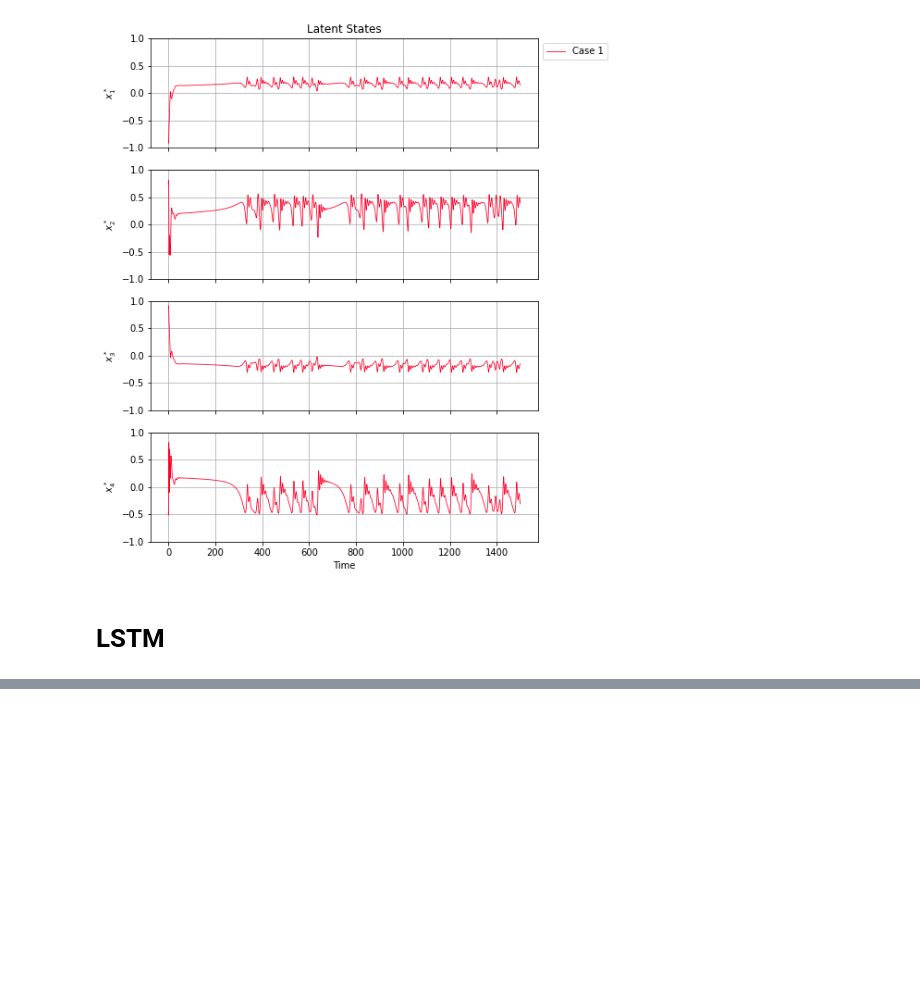
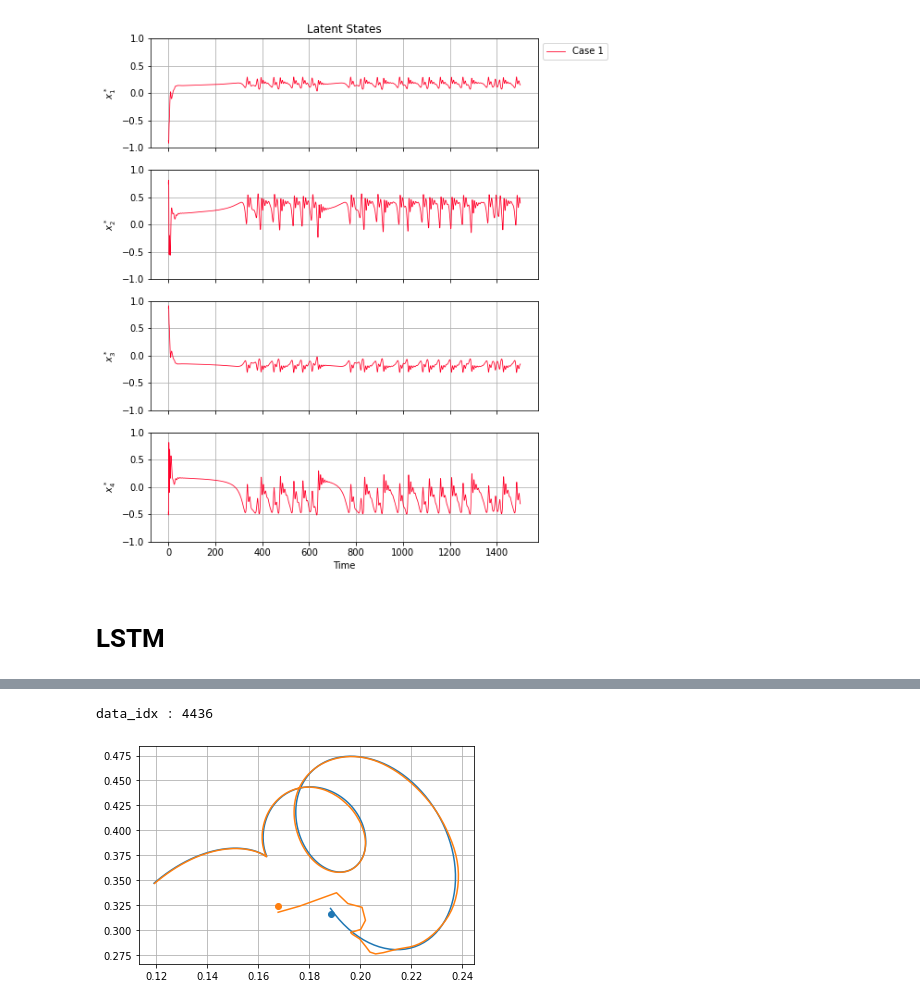
Before and after one commit to thisisrohan/MLROM, a Jupyter notebook: CDV/trainingRNN-warmupAndDecayLR-loadFinal.ipynb, the cells around one changed output, grey strips where cells are left out. Cells and saved outputs as stored; diff of their text form; code cells hidden in the pictures; blank space fills up the shorter version.

```diff
--- a/CDV/trainingRNN-warmupAndDecayLR-loadFinal.ipynb
+++ b/CDV/trainingRNN-warmupAndDecayLR-loadFinal.ipynb
@@ -596,17 +600,23 @@ plt.show()
 # %%
 data_idx = np.arange(testing_data_rnn_output.shape[0])
 np.random.shuffle(data_idx)
 data_idx = data_idx[0]
 # data_idx = 10
 print('data_idx : {}'.format(data_idx))
 
 
-# plt.plot(testing_data_rnn_output[data_idx, :, 0], testing_data_rnn_output[data_idx, :, 1])
+plt.plot(testing_data_rnn_output[data_idx, :, 0], testing_data_rnn_output[data_idx, :, 1])
+plt.plot(testing_data_rnn_output[data_idx, 0, 0], testing_data_rnn_output[data_idx, 1, 1], marker='o', color='C0')
+
 prediction = rnn_net.predict(testing_data_rnn_input[data_idx:data_idx+1, :, :])
 plt.plot(prediction[0, :, 0], prediction[0, :, 1], color='C1')
+plt.plot(prediction[0, 0, 0], prediction[0, 1, 1], marker='o', color='C1')
 
 plt.grid(True)
 plt.show()
+# %% [output]
+data_idx : 4436
+[figure, added]
 # %%
 # prediction.shape
 testing_data_rnn_input[data_idx:data_idx+1, :, :].shape
```
Also changed, not shown: parts of 4 cells of this notebook, 7 other files.
